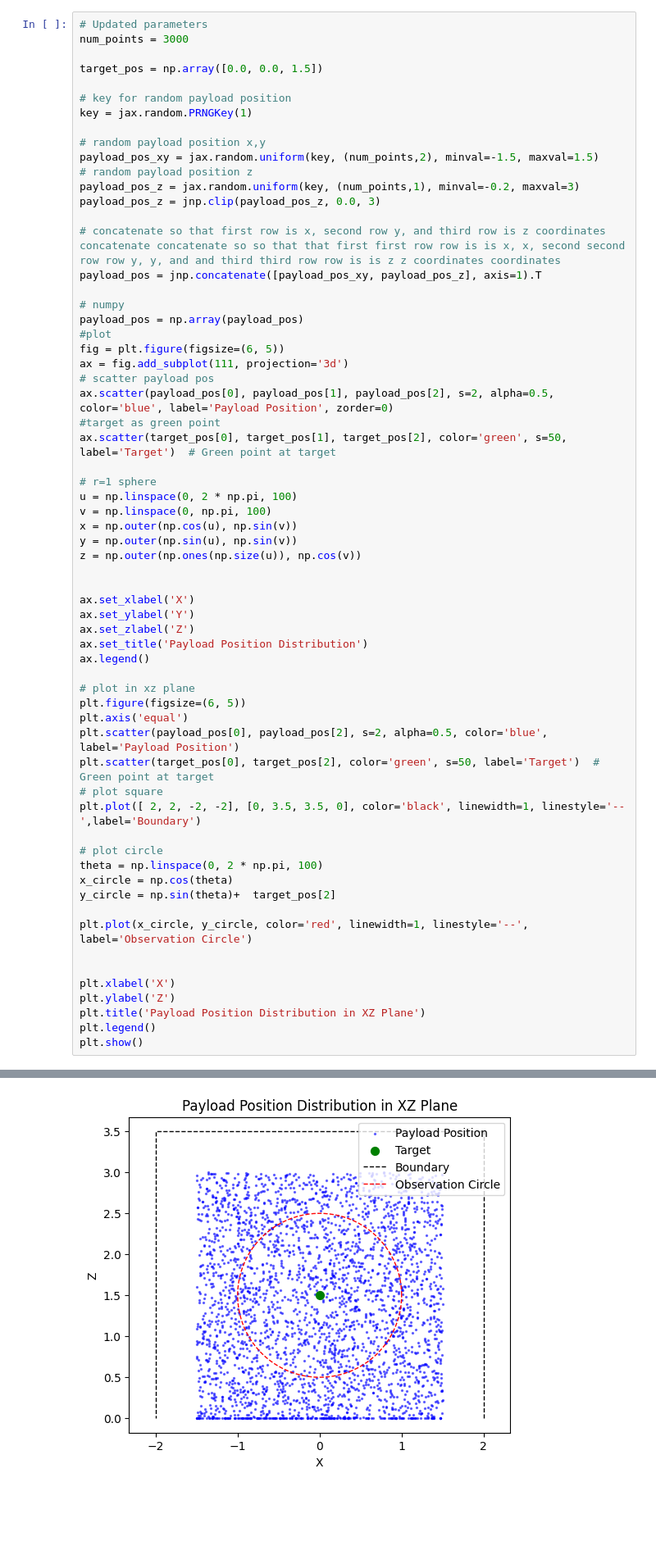
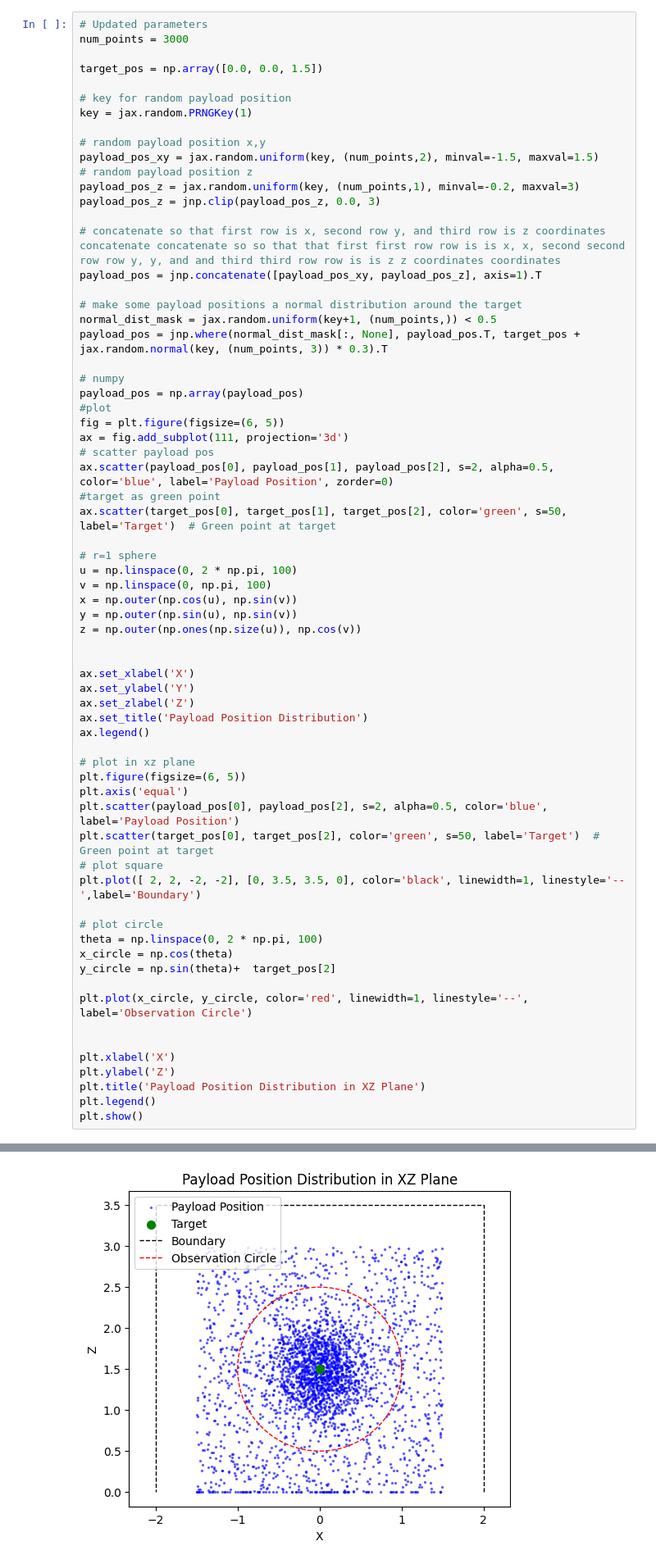
Before and after one commit to FLAIROx/JaxMARL, a Jupyter notebook: jaxmarl/environments/mabrax/randomization.ipynb, the cells around one changed output, grey strips where cells are left out. Shown at 82% size. Drawn from its saved outputs; the diff is of its cells as text; blank space fills up the shorter version.

Commit message:
adjust randomization

```diff
--- a/jaxmarl/environments/mabrax/randomization.ipynb
+++ b/jaxmarl/environments/mabrax/randomization.ipynb
@@ -145,6 +145,10 @@ payload_pos_z = jnp.clip(payload_pos_z, 0.0, 3)
 
 # concatenate so that first row is x, second row y, and third row is z coordinates concatenate concatenate so so that that first first row row is is x, x, second second row row y, y, and and third third row row is is z z coordinates coordinates
 payload_pos = jnp.concatenate([payload_pos_xy, payload_pos_z], axis=1).T
+
+# make some payload positions a normal distribution around the target
+normal_dist_mask = jax.random.uniform(key+1, (num_points,)) < 0.5
+payload_pos = jnp.where(normal_dist_mask[:, None], payload_pos.T, target_pos + jax.random.normal(key, (num_points, 3)) * 0.3).T
 
 # numpy
 payload_pos = np.array(payload_pos)
@@ -196,4 +200,4 @@ plt.show()
-[figure, old version]
+[figure, new version]
 # %%
 import jax
 import jax.numpy as jnp
```
Also changed, not shown: parts of 2 cells of this notebook, 1 other file.
